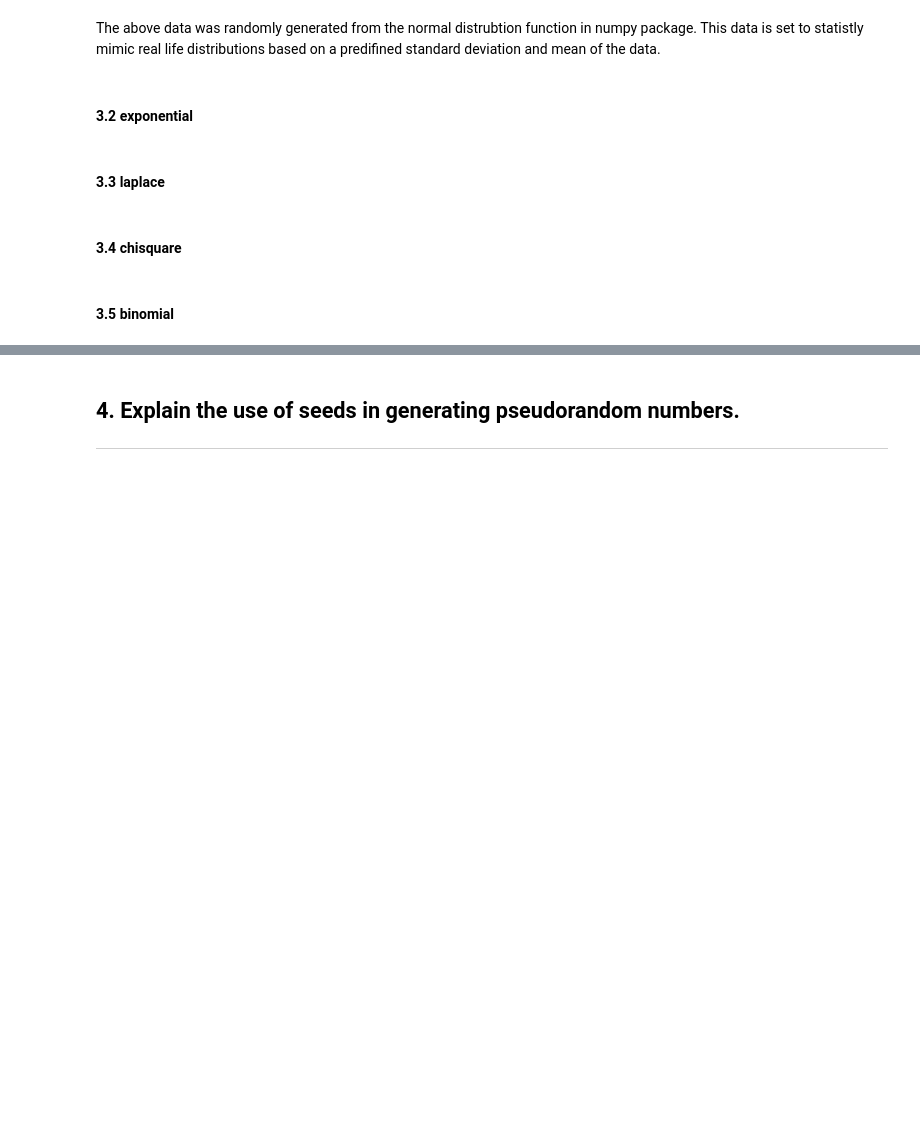
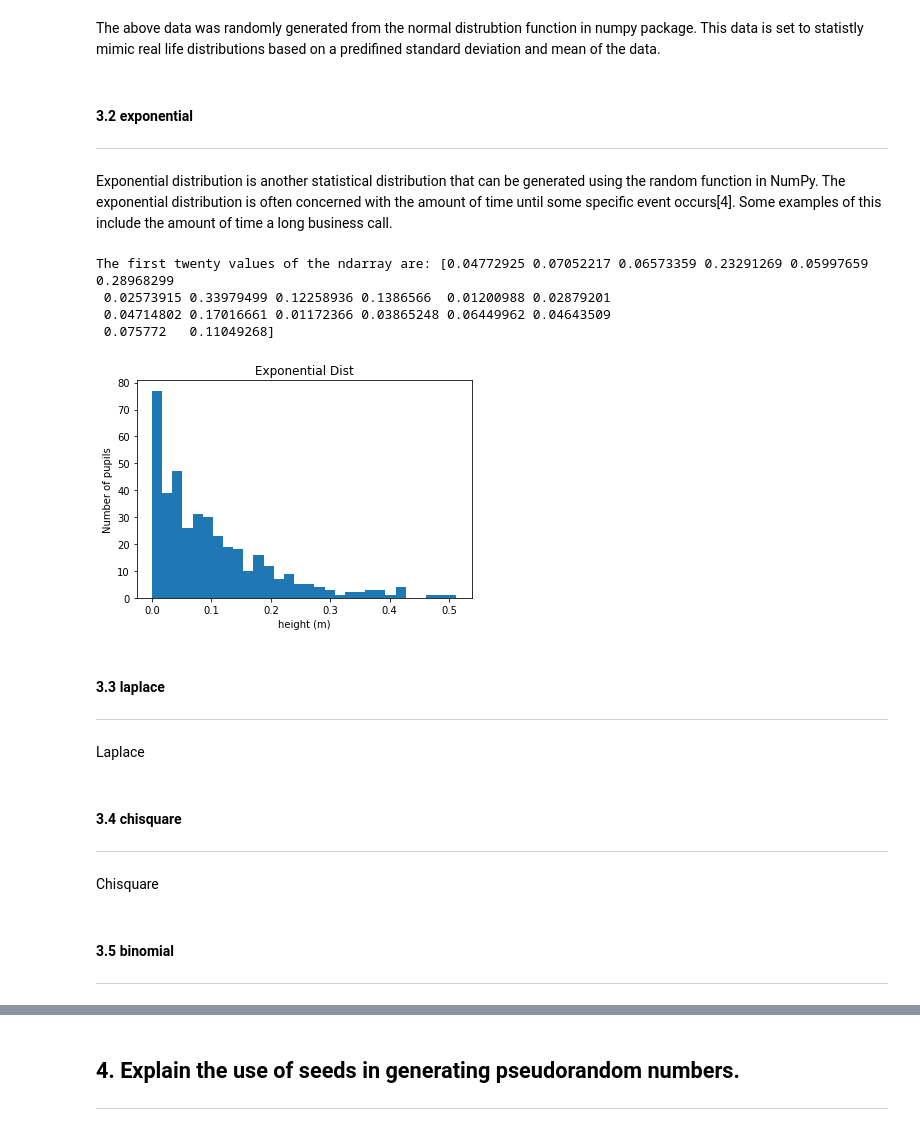
Before and after one commit to EoghanDelaney/Prog_DA_Assignment, a Jupyter notebook: Programming for Data Analysis.ipynb, the cells around one changed output, grey strips where cells are left out. Drawn from its saved outputs; the diff is of its cells as text; code cells hidden in the pictures; blank space fills up the shorter version.

```diff
--- a/Programming for Data Analysis.ipynb
+++ b/Programming for Data Analysis.ipynb
@@ -91,9 +96,39 @@ plt.show()
 The above data was randomly generated from the normal distrubtion function in numpy package. This data is set to statistly mimic real life distributions based on a predifined standard deviation and mean of the data.
 # %% [markdown]
 #### 3.2 exponential
+***
+# %% [markdown]
+Exponential distribution is another statistical distribution that can be generated using the random function in NumPy. The exponential distribution is often concerned with the amount of time until some specific event occurs[4]. Some examples of this include the amount of time a long business call.
+# %%
+scale =  1/0.5
+size = 400
+time = np.random.exponential(scale, size)
+
+print("The first twenty values of the ndarray are: " + str(time[:20]))
+# %% [output]
+The first twenty values of the ndarray are: [0.04772925 0.07052217 0.06573359 0.23291269 0.05997659 0.28968299
+ 0.02573915 0.33979499 0.12258936 0.1386566  0.01200988 0.02879201
+ 0.04714802 0.17016661 0.01172366 0.03865248 0.06449962 0.04643509
+ 0.075772   0.11049268]
+# %%
+plt.hist(time,30)
+plt.xlabel('height (m)')
+plt.ylabel('Number of pupils')
+plt.title('Exponential Dist')
+plt.show()
+plt.show()
+# %% [output]
+[figure, added]
 # %% [markdown]
 #### 3.3 laplace
+***
+# %% [markdown]
+Laplace
 # %% [markdown]
 #### 3.4 chisquare
+***
+# %% [markdown]
+Chisquare
 # %% [markdown]
 #### 3.5 binomial
+***
```
Also changed, not shown: parts of 14 cells of this notebook.
